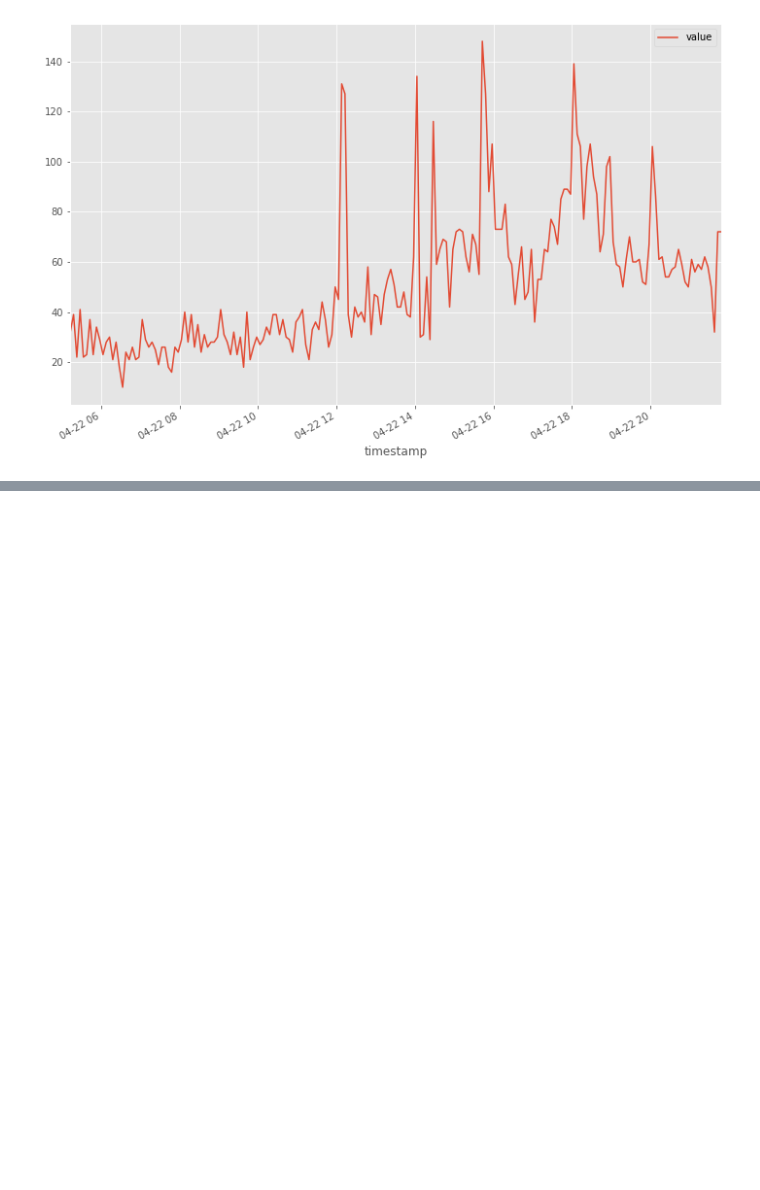
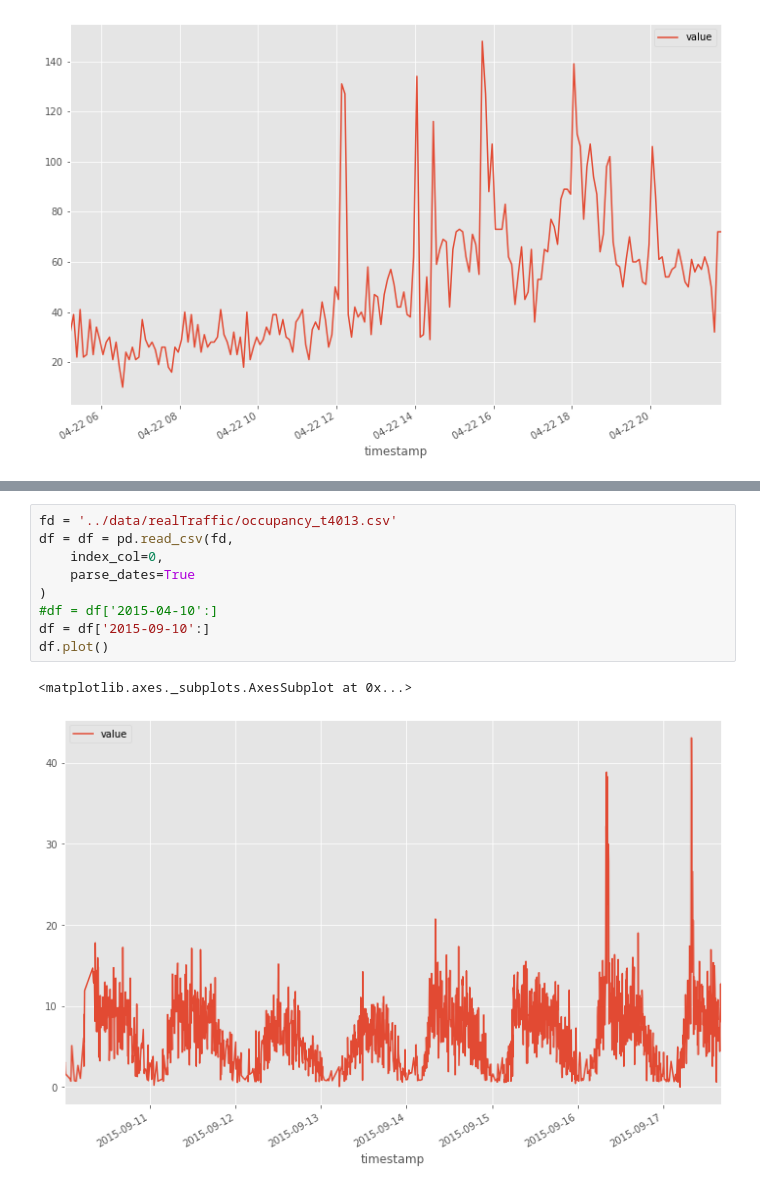
Before and after one commit to acumed-training/anomaly-tutorial, a Jupyter notebook: notebooks/tutorial.ipynb, the cells around one changed output, grey strips where cells are left out. Saved outputs shown, nothing was run; the diff lists cells and outputs as text; blank space fills up the shorter version.

```diff
--- a/notebooks/tutorial.ipynb
+++ b/notebooks/tutorial.ipynb
@@ -204,0 +224,12 @@ fig.show(config={'displaylogo':False})
+# %%
+fd = '../data/realTraffic/occupancy_t4013.csv'
+df = df = pd.read_csv(fd,
+    index_col=0,
+    parse_dates=True
+)
+#df = df['2015-04-10':]
+df = df['2015-09-10':]
+df.plot()
+# %% [output]
+<matplotlib.axes._subplots.AxesSubplot at 0x...>
+[figure, added]
```
Also changed, not shown: parts of 32 cells of this notebook, 5 other files.
